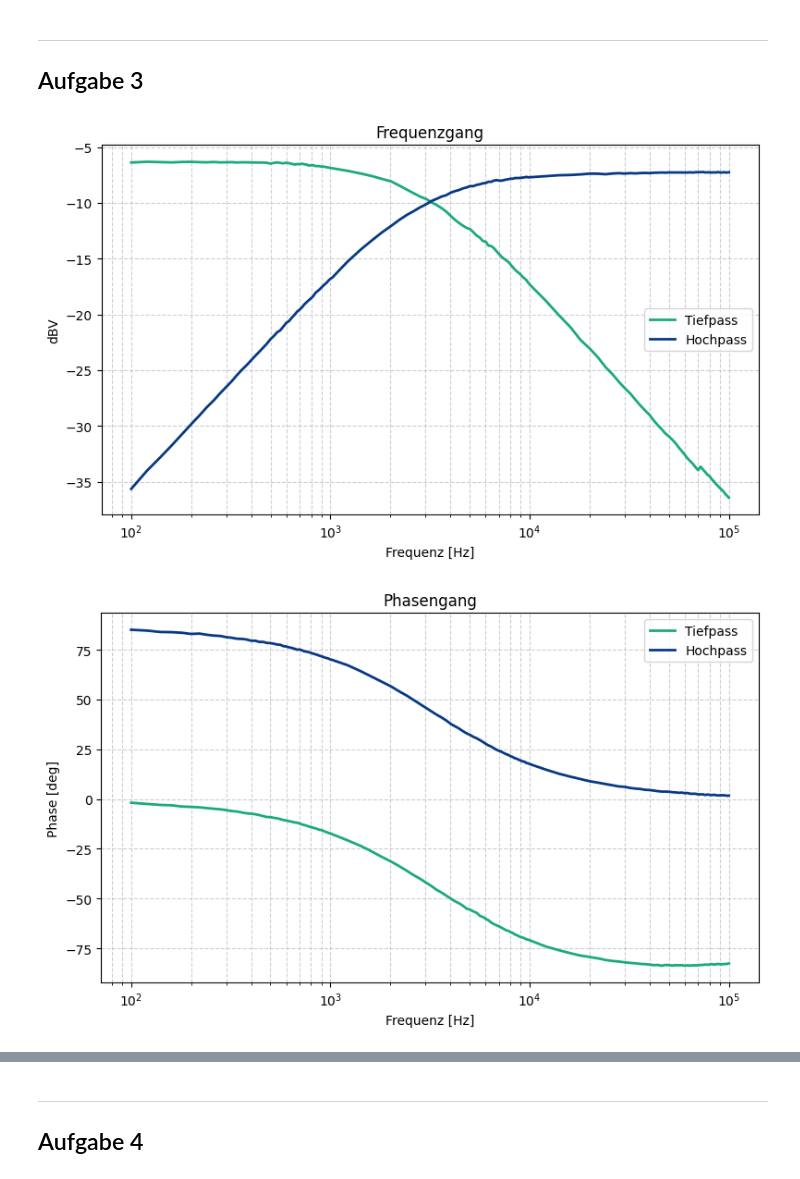
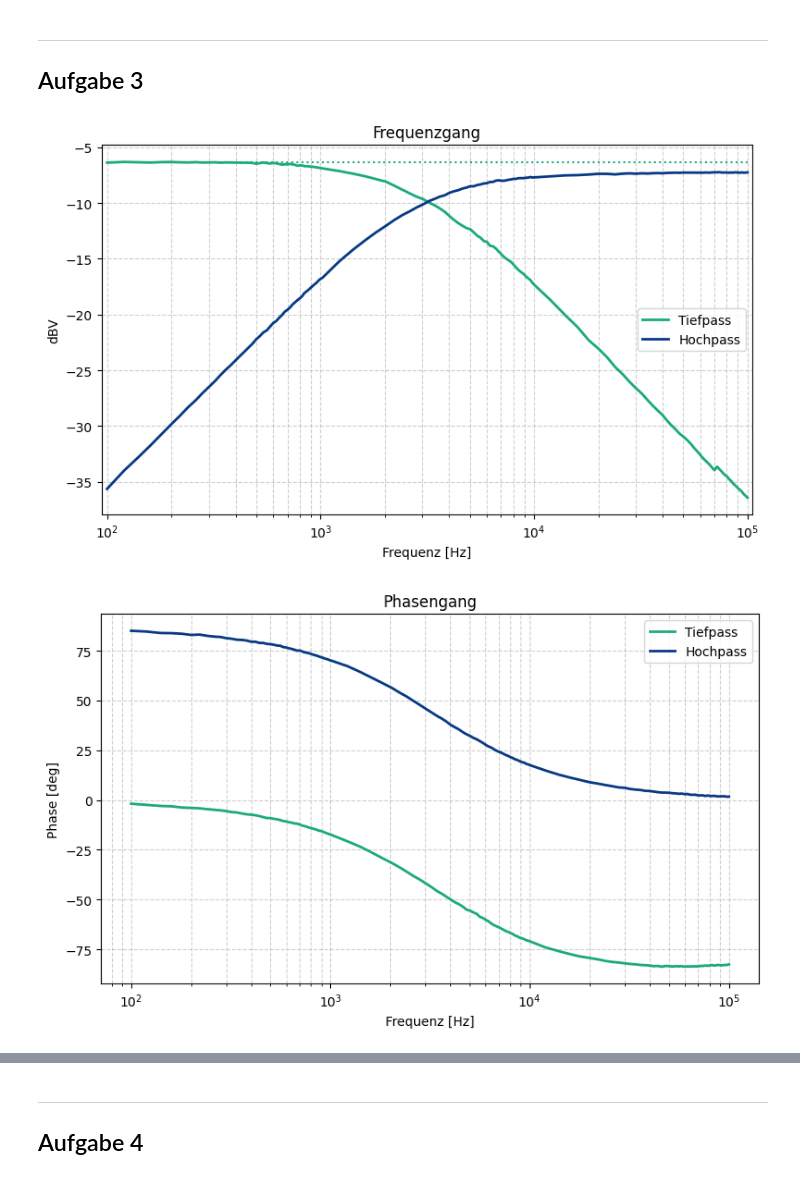
Before and after one commit to FinnZeumer/PAP-2, a Jupyter notebook: Versuche/241/Python/V241.ipynb, the cells around one changed output, grey strips where cells are left out. Cells and saved outputs as stored; diff of their text form; code cells hidden in the pictures.

```diff
--- a/Versuche/241/Python/V241.ipynb
+++ b/Versuche/241/Python/V241.ipynb
@@ -280,35 +280,40 @@ for i, df in enumerate(dfs):
         linewidth=2
     )
 
+# Setting lines
+plt.hlines(-6.3, 10**2, 10**5, color=c.LIGHT_GREEN, linestyles=':')
+plt.xlim(9.7**2, 10.1**5)
+
+
 plt.xlabel("Frequenz [Hz]")
 plt.ylabel("dBV")
 plt.title("Frequenzgang")
 plt.grid(True, which="both", linestyle="--", alpha=0.6)
 plt.legend()
 plt.tight_layout()
 plt.savefig(fr'{plt_save_folder}Frequenzgang_{aufgabe}.pdf')
 plt.show()
 
 # Phasen plot
 plt.figure(figsize=(8,5))
 
 for i, df in enumerate(dfs):
     plt.semilogx(
         df["Hz"],
         df["deg"],
         label=labels[i],
         color=colors[i],
         linewidth=2
     )
 
 plt.xlabel("Frequenz [Hz]")
 plt.ylabel("Phase [deg]")
 plt.title("Phasengang")
 plt.grid(True, which="both", linestyle="--", alpha=0.6)
 plt.legend()
 plt.tight_layout()
 plt.savefig(fr'{plt_save_folder}Phasengang_{aufgabe}.pdf')
 plt.show()
 # %% [output]
-[figure, old version]
+[figure, new version]
 [figure]
```
Also changed, not shown: parts of 6 cells of this notebook, 24 other files.
